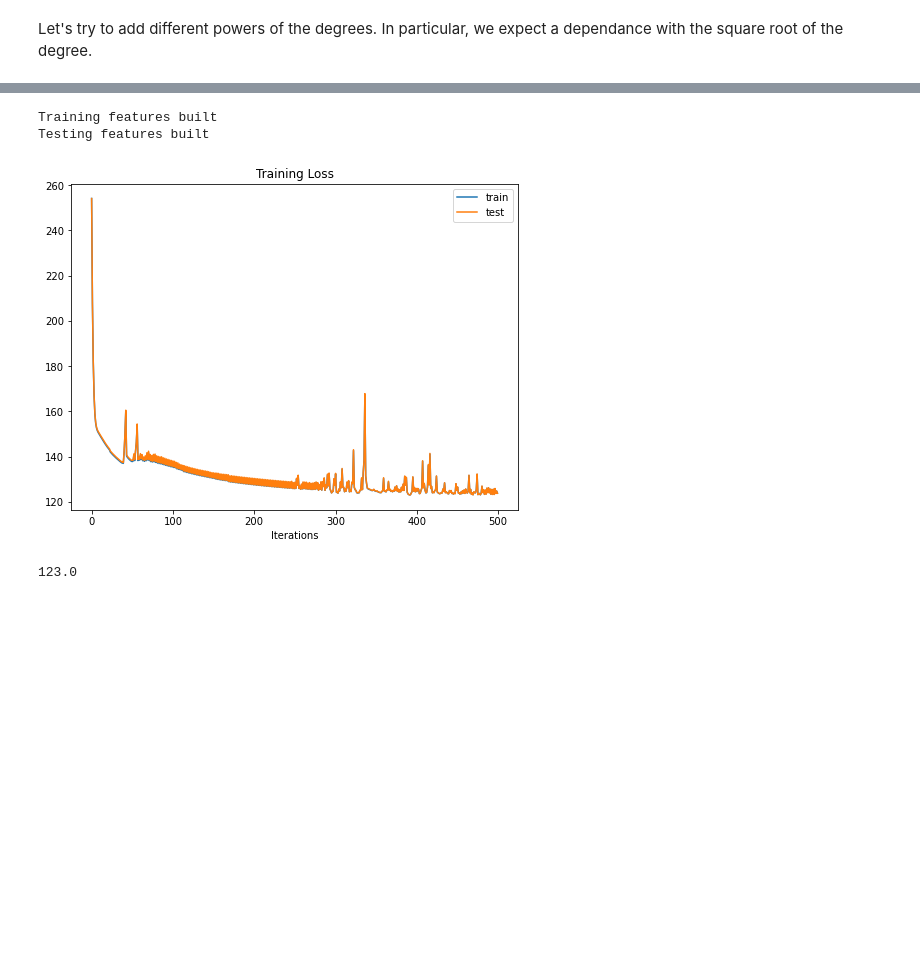
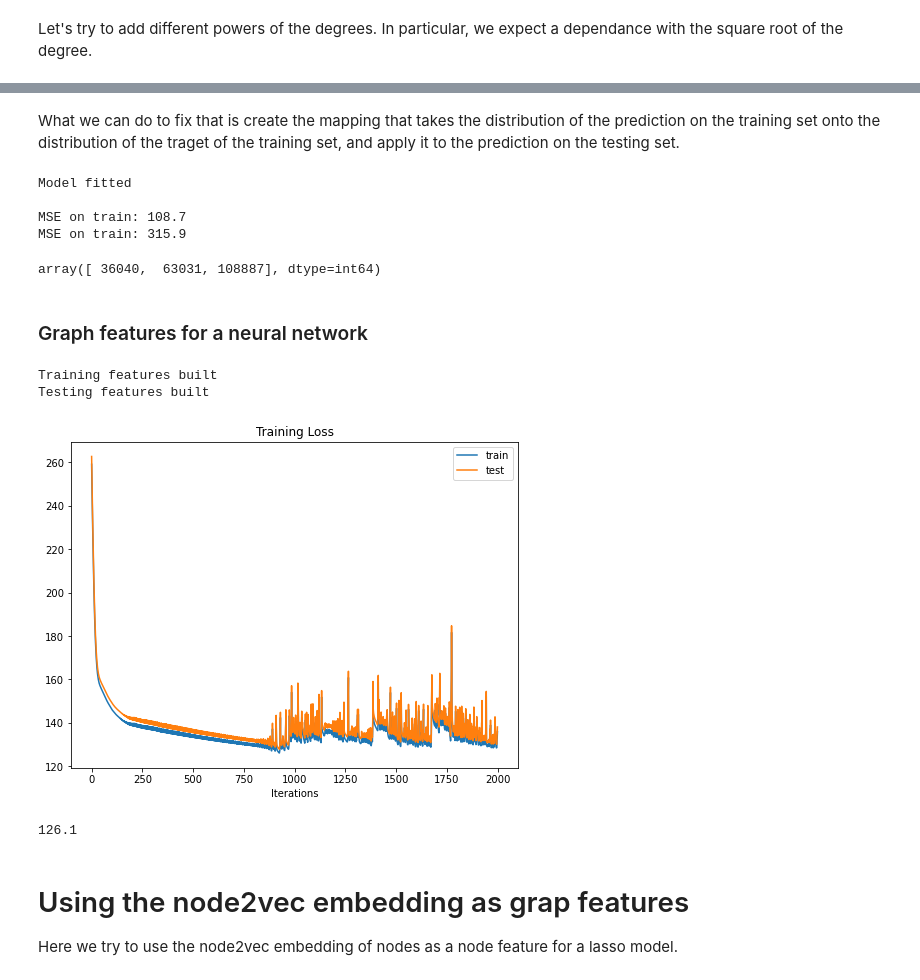
Before and after one commit to Adrien-Kahn/INF554-Data-Challenge, a Jupyter notebook: Notebooks/Graph Features.ipynb, the cells around one changed output, grey strips where cells are left out. Cells and saved outputs as stored; diff of their text form; code cells hidden in the pictures; blank space fills up the shorter version.

```diff
--- a/Notebooks/Graph Features.ipynb
+++ b/Notebooks/Graph Features.ipynb
@@ -24,4 +27,10 @@ nx.write_edgelist(subG, '../Data/50000_coauthorship_tab.edgelist', delimiter='\t
 # %%
 # Computes some graph properties
 core_num = nx.core_number(G)
+print("Core number done")
+average_neighbor_deg = nx.average_neighbor_degree(G)
+print("Average neighbor degree done")
 eigenvector_cen = nx.eigenvector_centrality(G)
+print("Eigenvector centrality done")
+page_rank = nx.pagerank(G)
+print("Pagerank done")
@@ -167,9 +166,9 @@ We use different graph node features as input for a fully connected neural netwo
 # %%
 # Builds the feature vectors and target vector from the dataframe
 
-n_feat = 1
+n_feat = 5
 
-def featvecs_nn(df):
+def featvecs(df):
 
     n = df.shape[0]
     X = np.zeros((n, n_feat))
@@ -180,10 +179,11 @@ def featvecs_nn(df):
         _, row = x
         node = row['author']
 
-        # node degree
         X[i, 0] = G.degree(node) ** 0.2
-        #X[i, 1] = core_num[node]
-        #X[i, 2] = eigenvector_cen[node] * 1e5
+        X[i, 1] = core_num[node]
+        X[i, 2] = average_neighbor_deg[node]
+        X[i, 3] = eigenvector_cen[node]
+        X[i, 4] = page_rank[node]
 
         y[i] = row['hindex']
 
@@ -190,0 +256,2 @@ def featvecs_nn(df):
+# %% [markdown]
+What we can do to fix that is create the mapping that takes the distribution of the prediction on the training set onto the distribution of the traget of the training set, and apply it to the prediction on the testing set.
@@ -191,7 +267,39 @@ def featvecs_nn(df):
+# %%
+# Training the lasso model
+reg = Lasso(alpha = 0.1, max_iter = 1e5)
+reg.fit(X_train, y_train)
+print("Model fitted\n")
+
+train_pred = reg.predict(X_train)
+
+idxx = np.argsort(train_pred)
+# This list is such that idx[i] is the index of a[i] in the sorted list
+idx = np.zeros(len(idxx), dtype = int)
+for i,ii in enumerate(idxx):
+    idx[ii] = int(i)
+
+sorted_y_train = np.sort(y_train)
+
+train_pred_2 = sorted_y_train[idx]
+
+# Evaluating the model on the train set
+print("MSE on train: {:.4}".format(mean_squared_error(train_pred, y_train)))
+print("MSE on train: {:.4}".format(mean_squared_error(train_pred_2, y_train)))
+# %% [output]
+Model fitted
+
+MSE on train: 108.7
+MSE on train: 315.9
+# %%
+np.intersect1d(np.where(train_pred > 50)[0], np.where(y_train > 100)[0])
+# %% [output]
+array([ 36040,  63031, 108887], dtype=int64)
+# %% [markdown]
+### Graph features for a neural network
 # %%
 # Builds the feature vectors
 
-X_train, y_train = featvecs_nn(df_train)
+X_train, y_train = featvecs(df_train)
 X_train = torch.from_numpy(X_train).float()
 y_train = torch.from_numpy(y_train).float()
 print("Training features built")
@@ -199,7 +307,7 @@ print("Training features built")
 # Normalize X_train
 #X_train = nn.functional.normalize(X_train, dim = 0)
 
-X_test, y_test = featvecs_nn(df_test)
+X_test, y_test = featvecs(df_test)
 X_test = torch.from_numpy(X_test).float()
 y_test = torch.from_numpy(y_test).float()
 print("Testing features built")
@@ -210,40 +318,44 @@ print("Testing features built")
 Training features built
 Testing features built
 # %%
-model = nn.Sequential(nn.Linear(n_feat, 20), nn.Tanh(), nn.Linear(20, 1))
+model = nn.Sequential(nn.Linear(n_feat, 40), nn.Tanh(), nn.Linear(40, 40), nn.Tanh(), nn.Linear(40, 1))
 
 loss_function = nn.MSELoss()
 other_loss = nn.MSELoss()
-optimizer = torch.optim.SGD(model.parameters(), lr = 0.01)
+optimizer = torch.optim.SGD(model.parameters(), lr = 0.001)
 
 train_losses = []
 test_losses = []
 
-for epoch in range(500):
+for epoch in range(2000):
 
     # Update test loss
     output_test = model(X_test)
     test_losses.append(other_loss(output_test, y_test).item())
 
     # Optimization step
     output = model.forward(X_train)
     loss = loss_function(output, y_train)
     optimizer.zero_grad() #required since pytorch accumulates the gradients
     loss.backward() #backpropagation step
     optimizer.step() #update the parameters
 
     # Update train loss
     train_losses.append(loss.item())
 
 fig, ax = plt.subplots(figsize = (8,6))
 ax.plot(train_losses, label = 'train')
 ax.plot(test_losses, label = 'test')
 ax.set_title("Training Loss")
 ax.set_xlabel("Iterations")
 plt.legend()
 plt.show()
 
 print("{:.4}".format(min(train_losses)))
 # %% [output]
-[figure, old version]
+[figure, new version]
-123.0
+126.1
+# %% [markdown]
+# Using the node2vec embedding as grap features
+
+Here we try to use the node2vec embedding of nodes as a node feature for a lasso model.
```
Also changed, not shown: parts of 20 cells of this notebook, 2 other files.
